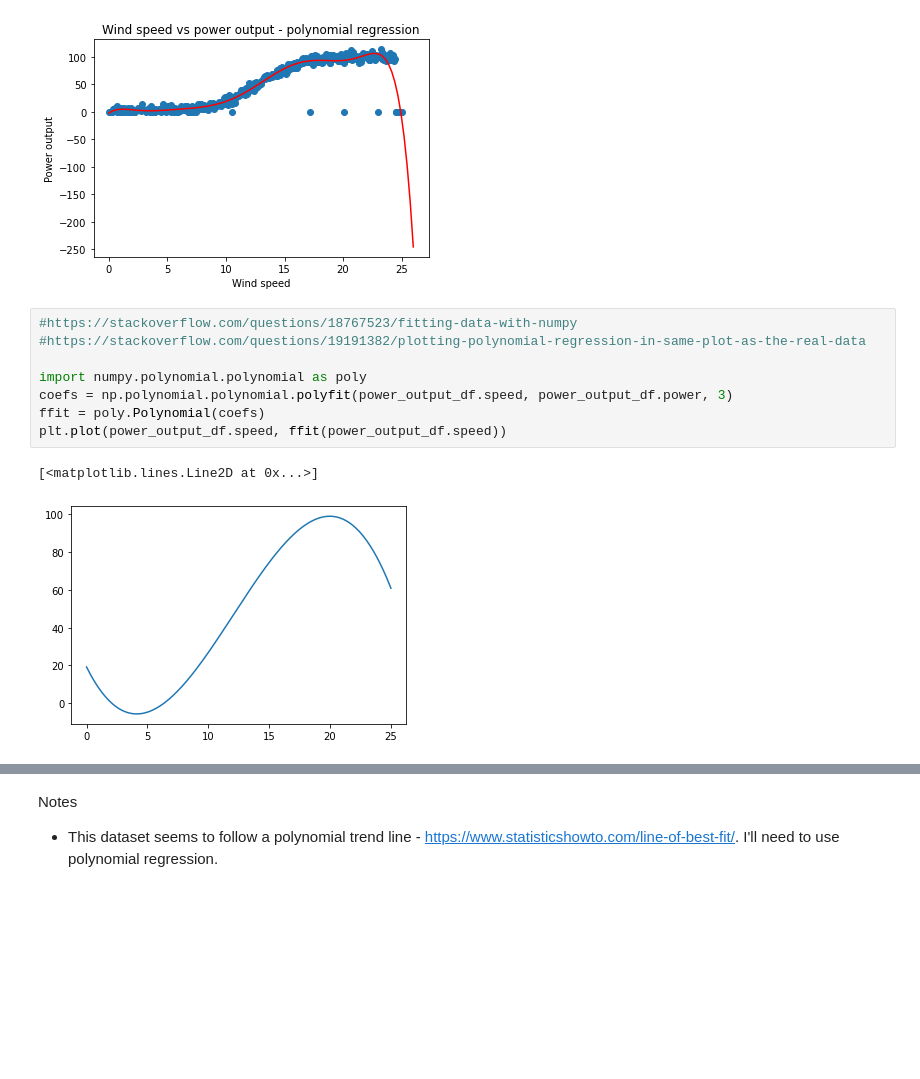
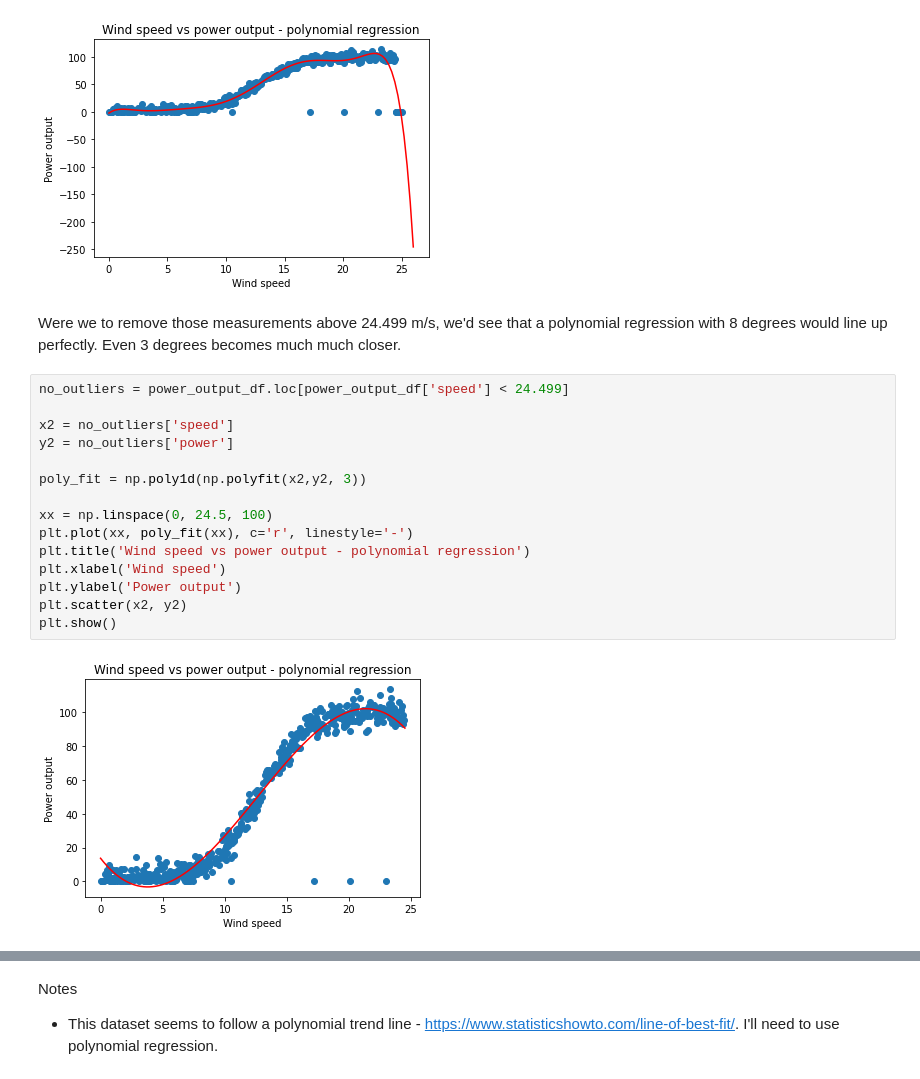
Before and after one commit to OtherBrian/fda-regression_project, a Jupyter notebook: Regression Project.ipynb, the cells around one changed output, grey strips where cells are left out. Saved outputs shown, nothing was run; the diff lists cells and outputs as text; blank space fills up the shorter version.

```diff
--- a/Regression Project.ipynb
+++ b/Regression Project.ipynb
@@ -162,14 +165,22 @@ plt.scatter(x, y)
 plt.show()
 # %% [output]
 [figure]
-# %%
-#https://stackoverflow.com/questions/18767523/fitting-data-with-numpy
-#https://stackoverflow.com/questions/19191382/plotting-polynomial-regression-in-same-plot-as-the-real-data
-
-import numpy.polynomial.polynomial as poly
-coefs = np.polynomial.polynomial.polyfit(power_output_df.speed, power_output_df.power, 3)
-ffit = poly.Polynomial(coefs)
-plt.plot(power_output_df.speed, ffit(power_output_df.speed))
-# %% [output]
-[<matplotlib.lines.Line2D at 0x...>]
-[figure, removed]
+# %% [markdown]
+Were we to remove those measurements above 24.499 m/s, we'd see that a polynomial regression with 8 degrees would line up perfectly. Even 3 degrees becomes much much closer.
+# %%
+no_outliers = power_output_df.loc[power_output_df['speed'] < 24.499]
+
+x2 = no_outliers['speed']
+y2 = no_outliers['power']
+
+poly_fit = np.poly1d(np.polyfit(x2,y2, 3))
+
+xx = np.linspace(0, 24.5, 100)
+plt.plot(xx, poly_fit(xx), c='r', linestyle='-')
+plt.title('Wind speed vs power output - polynomial regression')
+plt.xlabel('Wind speed')
+plt.ylabel('Power output')
+plt.scatter(x2, y2)
+plt.show()
+# %% [output]
+[figure, added]
```
Also changed, not shown: parts of 8 cells of this notebook.
